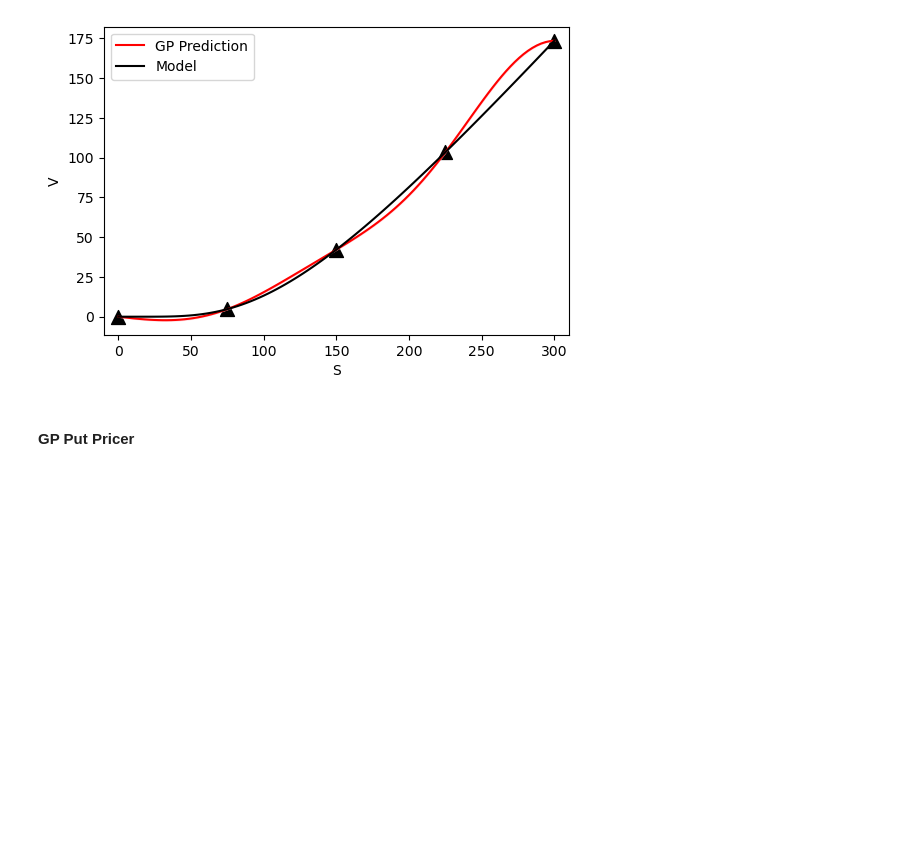
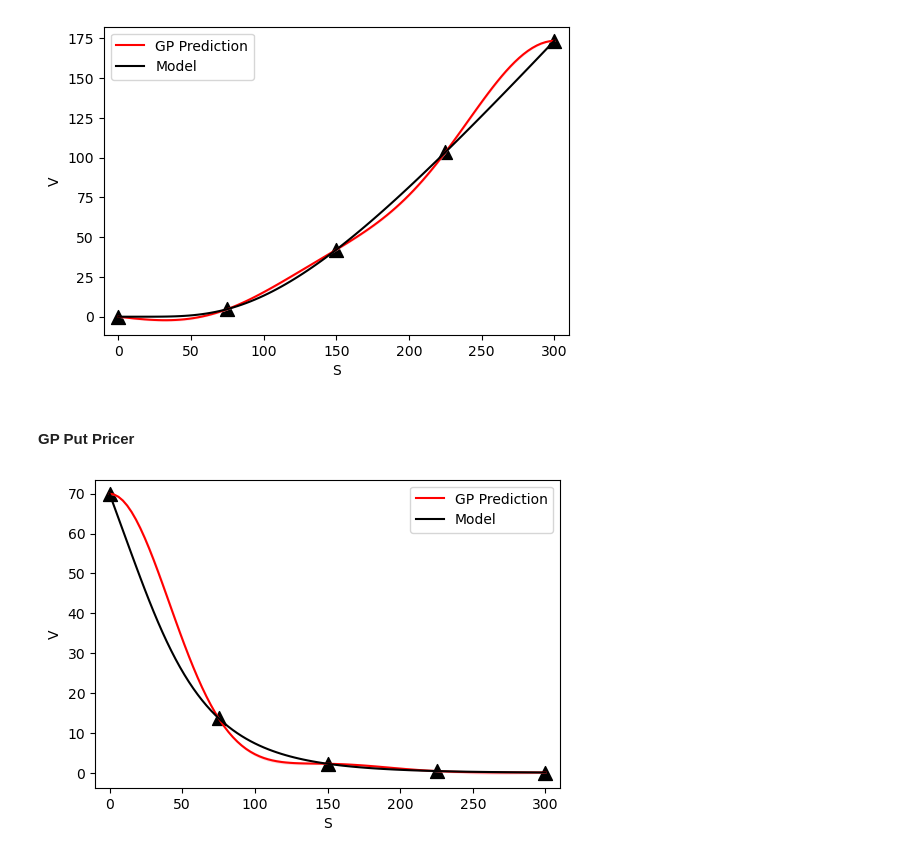
Before and after one commit to giacomoscanavini/quant_finance, a Jupyter notebook: machine_learning_in_finance/gaussian_process_pricing.ipynb, the cells around one changed output. Drawn from its saved outputs; the diff is of its cells as text; code cells hidden in the pictures; blank space fills up the shorter version.

Commit message:
(NEW) Added gp pricing with calls and puts

```diff
--- a/machine_learning_in_finance/gaussian_process_pricing.ipynb
+++ b/machine_learning_in_finance/gaussian_process_pricing.ipynb
@@ -81,3 +78,48 @@ plt.show()
 [figure]
 # %% [markdown]
 #### GP Put Pricer
+# %%
+r  = 0.0002  # risk-free rate
+S  = 100     # Underlying spot
+KC = 130     # Call strike
+KP = 70      # Put strike
+sigma = 0.4  # implied volatility
+T = 2.0      # Time to maturity
+
+lb = 0.001           # lower bound on domain
+ub = 300             # upper bound on domain
+training_number = 5  # Number of training samples
+testing_number = 100 # Number of testing samples
+
+
+call = lambda x: bsformula(1, lb+(ub-lb)*x, KC, r, T, sigma, 0)[0]
+put = lambda x: bsformula(-1, lb+(ub-lb)*x, KP, r, T, sigma, 0)[0]
+
+train_x_2 = np.linspace(0, 1, training_number).reshape(training_number, 1)
+train_y_2 = [put(S) for S in train_x_2]
+
+test_x_2 = np.linspace(0, 1, testing_number).reshape(testing_number, 1)
+test_y_2 = [put(S) for S in test_x_2]
+# %%
+sk_kernel = RBF(length_scale=1.0, length_scale_bounds=(1e-05, 1000.0))
+gp = gaussian_process.GaussianProcessRegressor(kernel=sk_kernel, n_restarts_optimizer=20)
+gp.fit(train_x_2, train_y_2)
+
+y_pred_2, sigma_2 = gp.predict(test_x_2, return_std=True)
+
+fig, ax = plt.subplots(1, 1, figsize=(6, 4))
+ax.plot(lb + (ub - lb) * test_x_2.flatten(), y_pred_2, color='red', label='GP Prediction')
+ax.plot(lb + (ub - lb) * test_x_2.flatten(), test_y_2, color='black', label='Model')
+ax.scatter(lb + (ub - lb) * train_x_1.flatten(), train_y_2, color='black', marker='^', s=100)
+ax.fill_between(lb + (ub - lb) * test_x_2.flatten(),
+                (y_pred_2.T - 2*sigma_1).flatten(),
+                (y_pred_2.T + 2*sigma_1).flatten(),
+                color='pink',
+                alpha=0.5)
+ax.legend()
+ax.set_xlim(lb-10, ub+10)
+ax.set_xlabel('S')
+ax.set_ylabel('V')
+plt.show()
+# %% [output]
+[figure, added]
```
Also changed, not shown: parts of 4 cells of this notebook.
